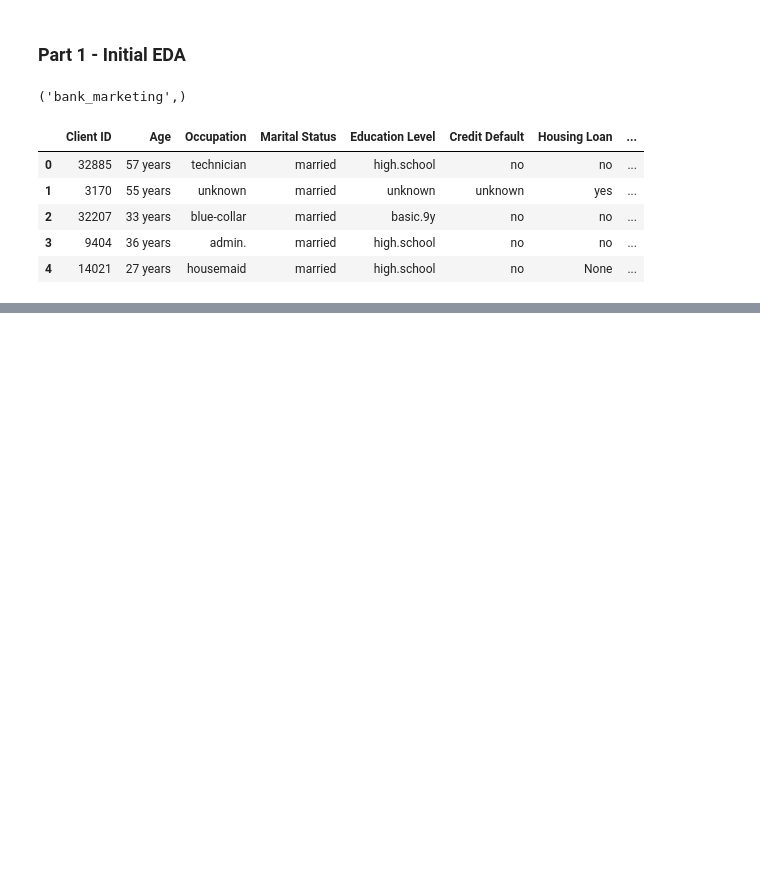
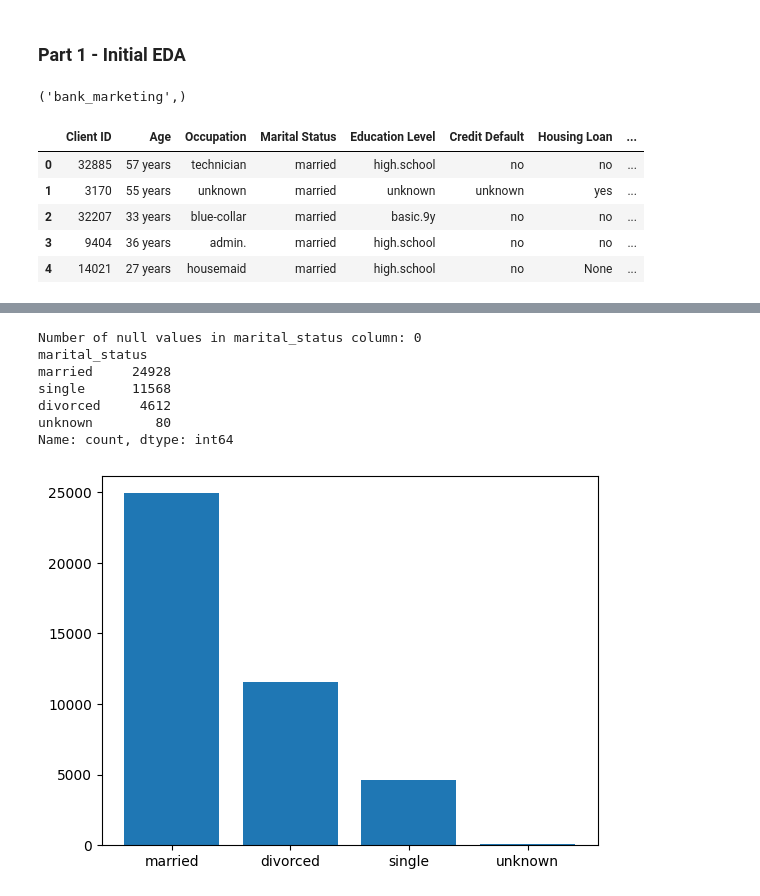
Before and after one commit to mysticshirou/EGT309-TeamJunHoe, a Jupyter notebook: eda.ipynb, the cells around one changed output, grey strips where cells are left out. Saved outputs shown, nothing was run; the diff lists cells and outputs as text; code cells hidden in the pictures; blank space fills up the shorter version.

```diff
--- a/eda.ipynb
+++ b/eda.ipynb
@@ -30,0 +125,3 @@ df.head()
+# %%
+df_marital = df_age.copy()
+df_marital.head()
@@ -30,0 +135,16 @@ df.head()
+# %%
+# Unique values of marital status show no overlap in categorization, so no change is necessary
+# No nulls in column
+print(f"Number of null values in marital_status column: {df_marital.marital_status.isna().sum()}")
+print(df_marital.marital_status.value_counts())
+plt.bar(df_marital.marital_status.unique(), df_marital.marital_status.value_counts())
+plt.show()
+# %% [output]
+Number of null values in marital_status column: 0
+marital_status
+married     24928
+single      11568
+divorced     4612
+unknown        80
+Name: count, dtype: int64
+[figure, added]
```
Also changed, not shown: parts of 32 cells of this notebook, 1 other file.
